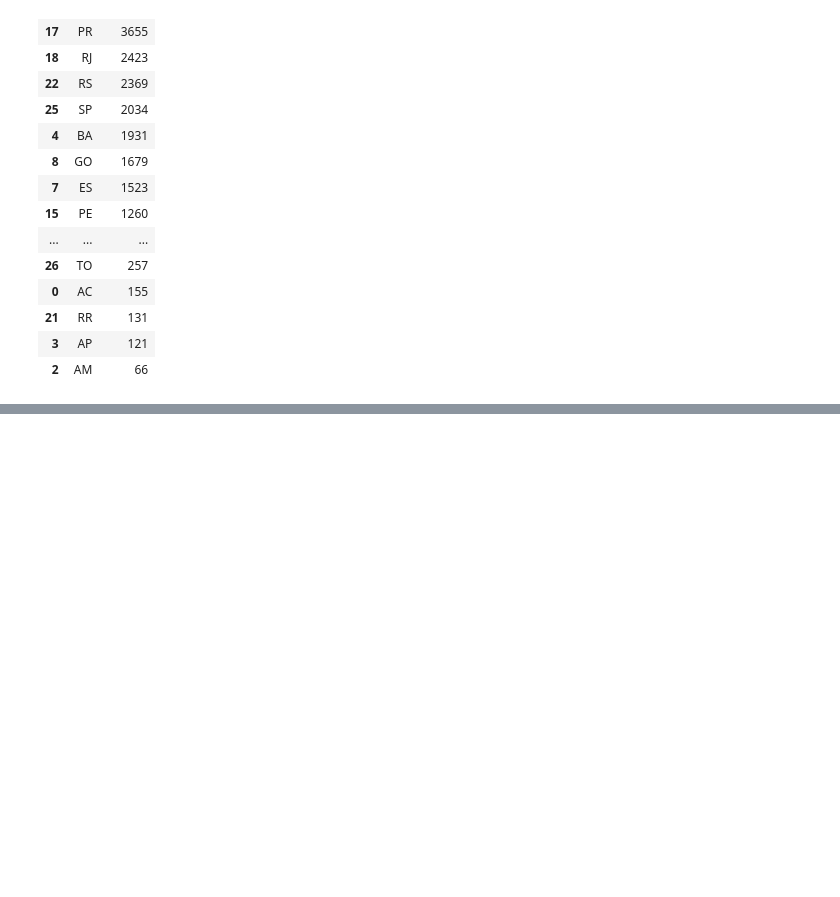
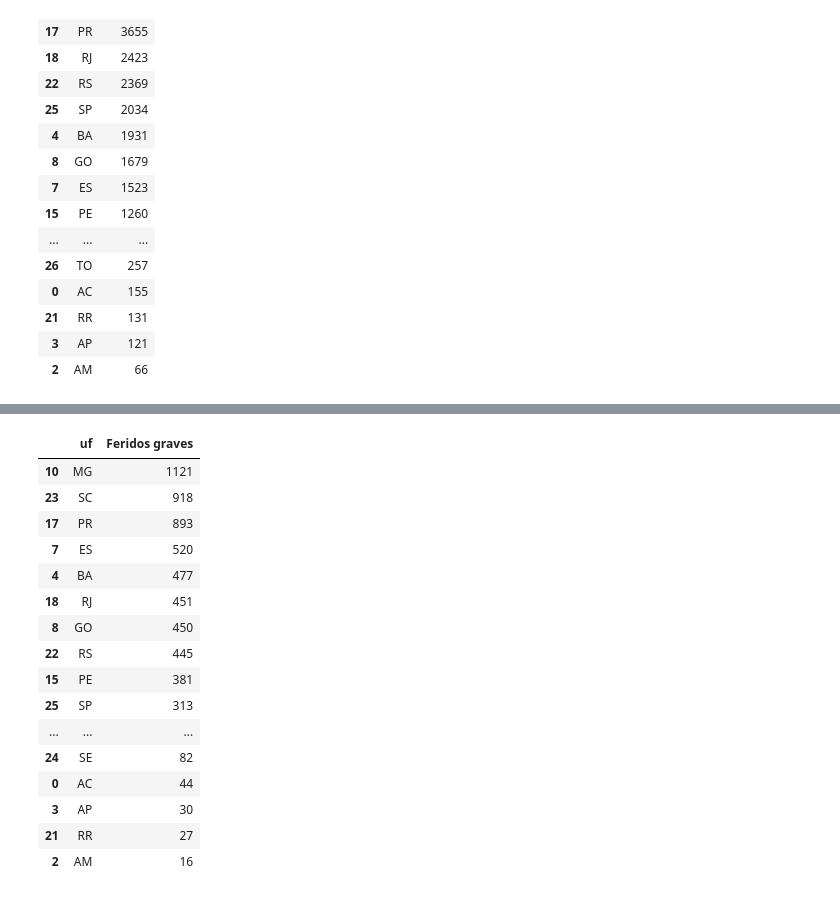
Before and after one commit to ivalcareggi/Data-Science, a Jupyter notebook: Projeto03- Acidentes-Brasil/Analise_de_acidentes_2021.ipynb, the cells around one changed output, grey strips where cells are left out. Drawn from its saved outputs; the diff is of its cells as text; code cells hidden in the pictures; blank space fills up the shorter version.

```diff
--- a/Projeto03- Acidentes-Brasil/Analise_de_acidentes_2021.ipynb
+++ b/Projeto03- Acidentes-Brasil/Analise_de_acidentes_2021.ipynb
@@ -255,0 +277,21 @@ tipo_feridos_por_estado.sort_values('feridos', ascending=False) ## por ter trans
+# %%
+feridos_graves_por_estado = df.groupby('uf')['feridos_graves'].sum().reset_index(name = 'Feridos graves')
+feridos_graves_por_estado.sort_values('Feridos graves', ascending= False)
+# %% [output]
+|  | uf | Feridos graves |
+| 10 | MG | 1121 |
+| 23 | SC | 918 |
+| 17 | PR | 893 |
+| 7 | ES | 520 |
+| 4 | BA | 477 |
+| 18 | RJ | 451 |
+| 8 | GO | 450 |
+| 22 | RS | 445 |
+| 15 | PE | 381 |
+| 25 | SP | 313 |
+| ... | ... | ... |
+| 24 | SE | 82 |
+| 0 | AC | 44 |
+| 3 | AP | 30 |
+| 21 | RR | 27 |
+| 2 | AM | 16 |
```
Also changed, not shown: parts of 9 cells of this notebook.
